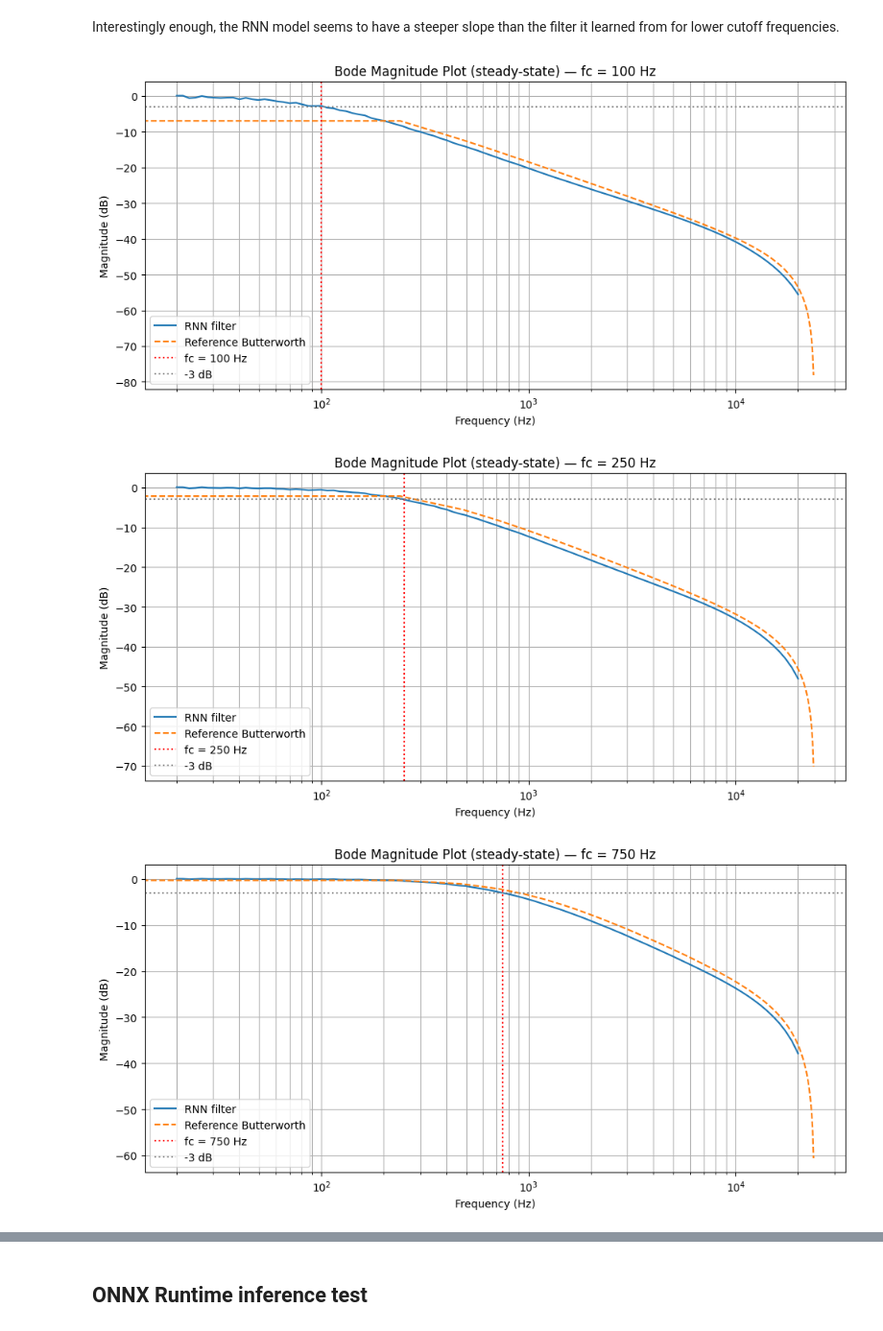
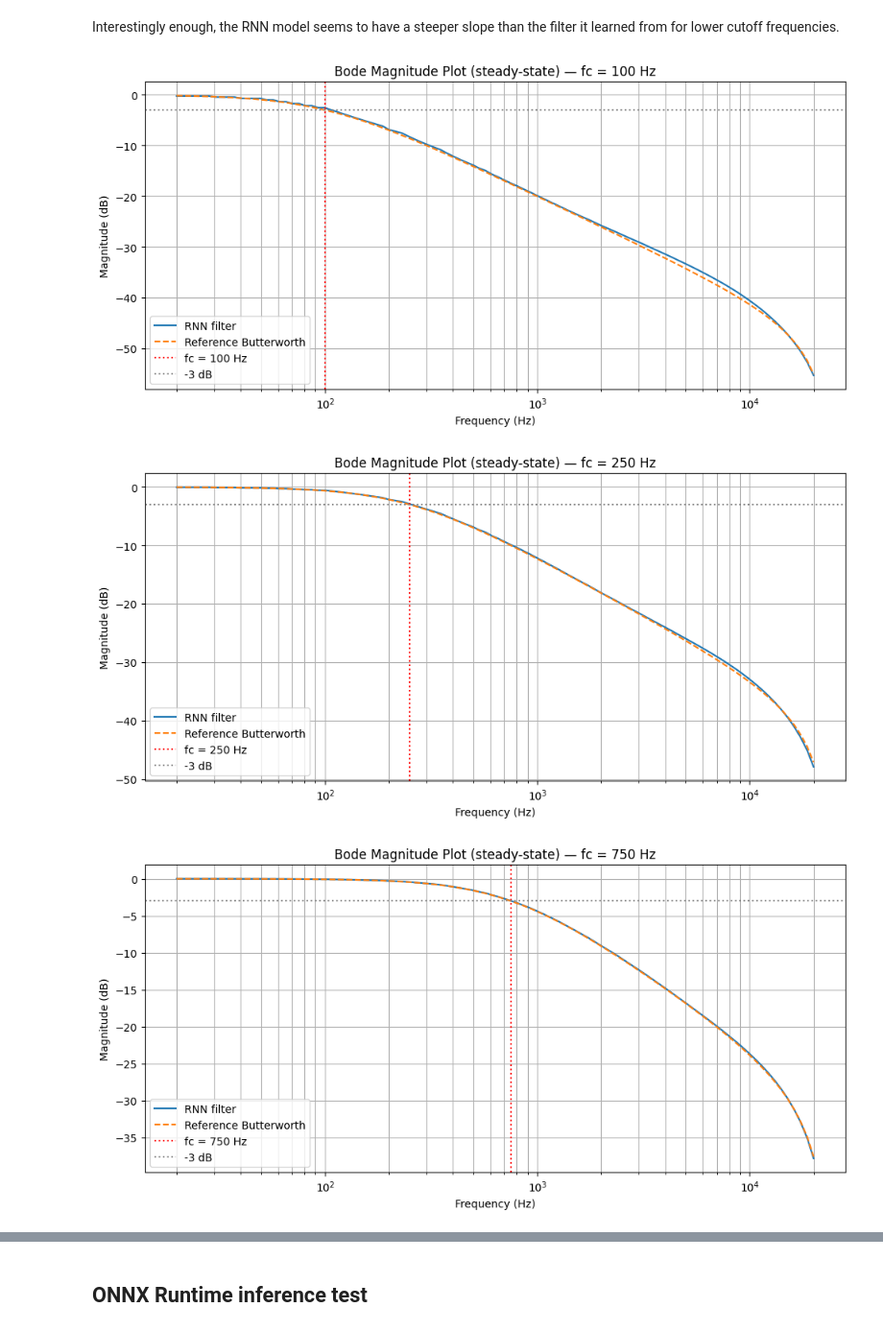
Before and after one commit to grybouilli/first-order-lowpass-GRU, a Jupyter notebook: model_eval.ipynb, the cells around one changed output, grey strips where cells are left out. Shown at 96% size. Drawn from its saved outputs; the diff is of its cells as text; code cells hidden in the pictures.

Commit message:
feat(eval): fix bode plots

```diff
--- a/model_eval.ipynb
+++ b/model_eval.ipynb
@@ -61,8 +61,6 @@ def run_inference(
             x = torch.from_numpy(buffer).float()  # (buffer_size,)
             fc_channel = torch.full((buffer_size,), fc_norm)
             x = torch.stack([x, fc_channel], dim=-1).unsqueeze(0)  # (1, buffer_size, 2)
-            if hidden != None:
-                print(hidden[0, 0, :8])
             output, hidden = model(x, hidden)
 
             # .cpu() handles both CUDA and CPU tensors safely before .numpy()
@@ -232,8 +236,8 @@ def plot_bode_steadystate(
     plt.show()
 # %%
 for fc in [100, 250, 750, 1000, 2500, 3600, 5000]:
-    plot_bode_steadystate(filter_rnn, fc, buffer_size, sample_rate)
+    plot_bode_so(filter_rnn, fc, buffer_size, sample_rate, buffer_count=50)
 # %% [output]
-[figure, old version]
+[figure, new version]
-[figure, old version]
+[figure, new version]
-[figure, old version]
+[figure, new version]
```
Also changed, not shown: parts of 6 cells of this notebook.
